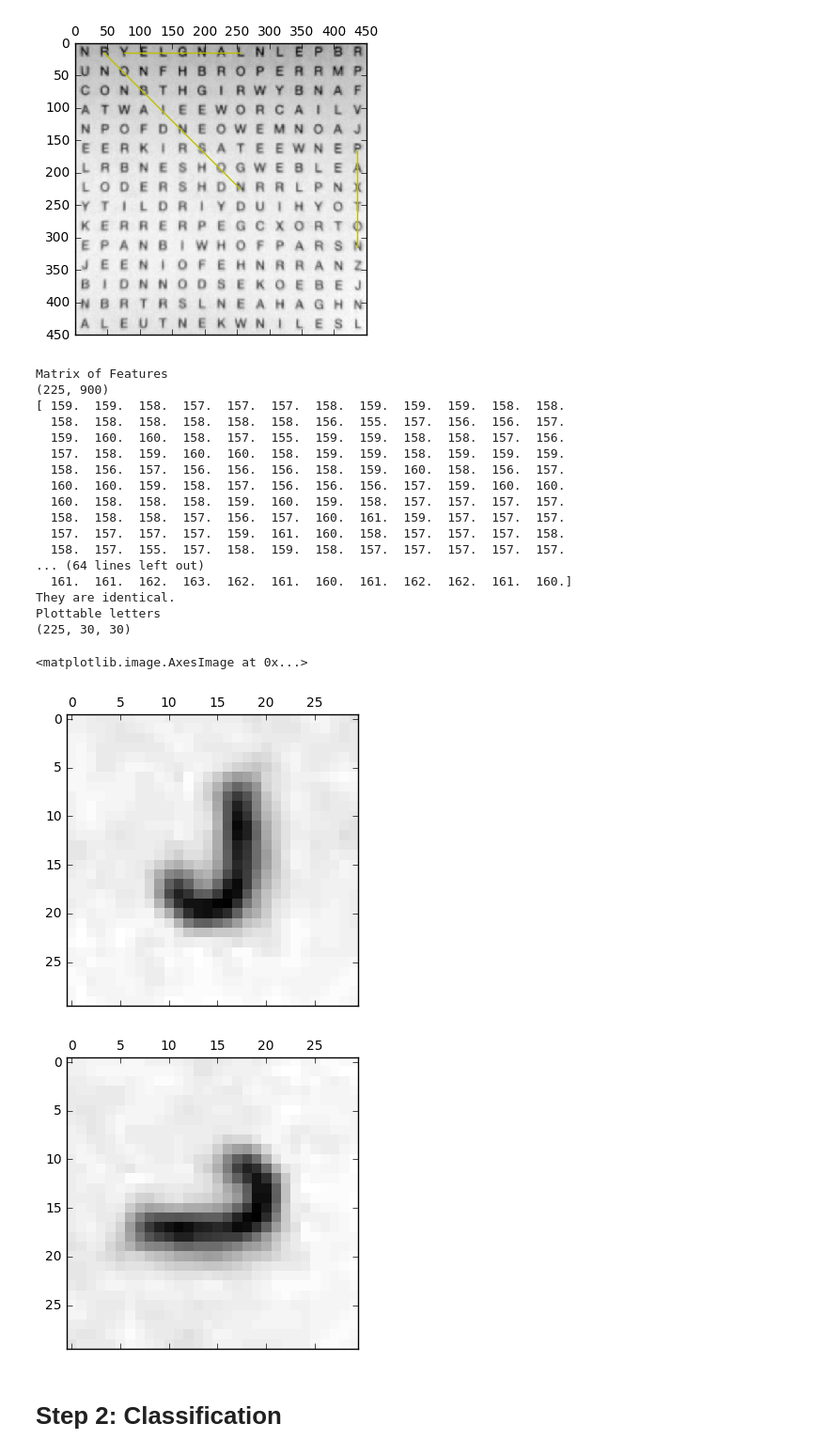
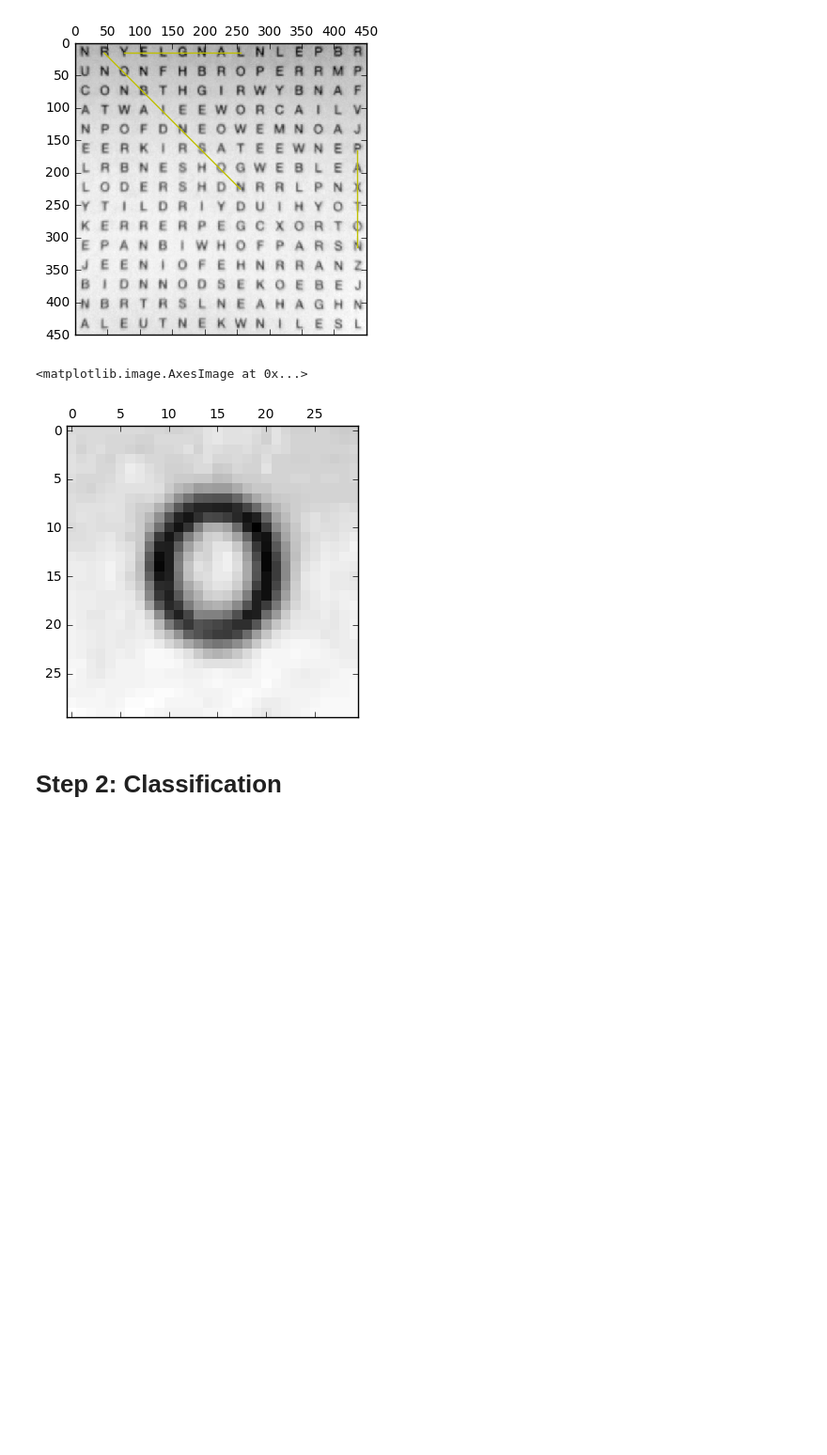
Before and after one commit to jcdhan1/assignment2, a Jupyter notebook: assignment2.ipynb, the cells around one changed output. Shown at 94% size. Drawn from its saved outputs; the diff is of its cells as text; code cells hidden in the pictures; blank space fills up the shorter version.

```diff
--- a/assignment2.ipynb
+++ b/assignment2.ipynb
@@ -132,63 +127,31 @@ draw_line(plt, 89, 164, 30)
 # %%
 # Note: Make sure it returns arrays in such a way that 'F' is used to reshape not 'C'.
 def get_characters(ndimarray, as_vectors):
     """This allows the extraction of individual character images as 30 by 30 matrices
-    ndimarray: the matrix of pixels for every character
-    as_vectors: if this is true, a 225 by 900-element matrix is returned."""
+       ndimarray: the matrix of pixels for every character
+       as_vectors: if this is true, a 225 by 900-element matrix is returned."""
     letters = []
     cols = (ndimarray.shape[1])
     rows = (ndimarray.shape[0])
     col_step = cols//GRID_LENGTH
     row_step = rows//GRID_LENGTH
     for current_row_start in range(0, rows, row_step):
         for slice_start in range(0,cols,col_step):
             letter = []
             for i in range(current_row_start,current_row_start+row_step):
                 row_of_single_letter = ndimarray[i][slice_start:slice_start+col_step]
-                if as_vectors :
-                    letter = np.append(letter,row_of_single_letter)
-                else:
-                    letter = letter + [row_of_single_letter]
-            letters = letters + [letter]
-    return np.array(letters)
+                letter+=[row_of_single_letter]
+            letters+=[letter]
+    if as_vectors:
+        return np.array([np.reshape(np.transpose(feature_vector), (900,), order='C') for feature_vector in np.array(letters)])
+    else:
+        return np.array(letters)
 
 # Examples
-letter_index=74
-
-# 225 letters, each as a vector of 900 features
-print("Matrix of Features")
-print(get_characters(test1, True).shape)
-print(get_characters(test1, True)[letter_index])
-
-#Check that for a given letter, its the vector of features (after conversion to a list) is identical to its 30 by 30 matrix (after being flattened into a single list using a list comprehension).
-print("They are " + ("" if np.ndarray.tolist(get_characters(test1, True)[letter_index])==[item for sublist in get_characters(test1, False)[letter_index] for item in sublist] else "not ") + "identical.")
-
-# 225 letters, each as 30 by 30 matrices that can be plotted
-print("Plottable letters")
-print(get_characters(test1, False).shape)
-plt.matshow(get_characters(test1, False)[letter_index], cmap=cm.gray)
-plt.matshow(np.reshape(get_characters(test1, True)[letter_index], (30, 30), order='F'), cmap=cm.gray)
+plt.matshow(np.reshape(get_characters(test1, True)[23], (30, 30), order='F'), cmap=cm.gray)
 # %% [output]
-Matrix of Features
-(225, 900)
-[ 159.  159.  158.  157.  157.  157.  158.  159.  159.  159.  158.  158.
-  158.  158.  158.  158.  158.  158.  156.  155.  157.  156.  156.  157.
-  159.  160.  160.  158.  157.  155.  159.  159.  158.  158.  157.  156.
-  157.  158.  159.  160.  160.  158.  159.  159.  158.  159.  159.  159.
-  158.  156.  157.  156.  156.  156.  158.  159.  160.  158.  156.  157.
-  160.  160.  159.  158.  157.  156.  156.  156.  157.  159.  160.  160.
-  160.  158.  158.  158.  159.  160.  159.  158.  157.  157.  157.  157.
-  158.  158.  158.  157.  156.  157.  160.  161.  159.  157.  157.  157.
-  157.  157.  157.  157.  159.  161.  160.  158.  157.  157.  157.  158.
-  158.  157.  155.  157.  158.  159.  158.  157.  157.  157.  157.  157.
-... (64 lines left out)
-  161.  161.  162.  163.  162.  161.  160.  161.  162.  162.  161.  160.]
-They are identical.
-Plottable letters
-(225, 30, 30)
+<matplotlib.image.AxesImage at 0x...>
-<matplotlib.image.AxesImage at 0x...>
-[figure, old version]
+[figure, new version]
-[figure, removed]
 # %% [markdown]
 # Step 2: Classification
 # %%
```
Also changed, not shown: parts of 11 cells of this notebook.
